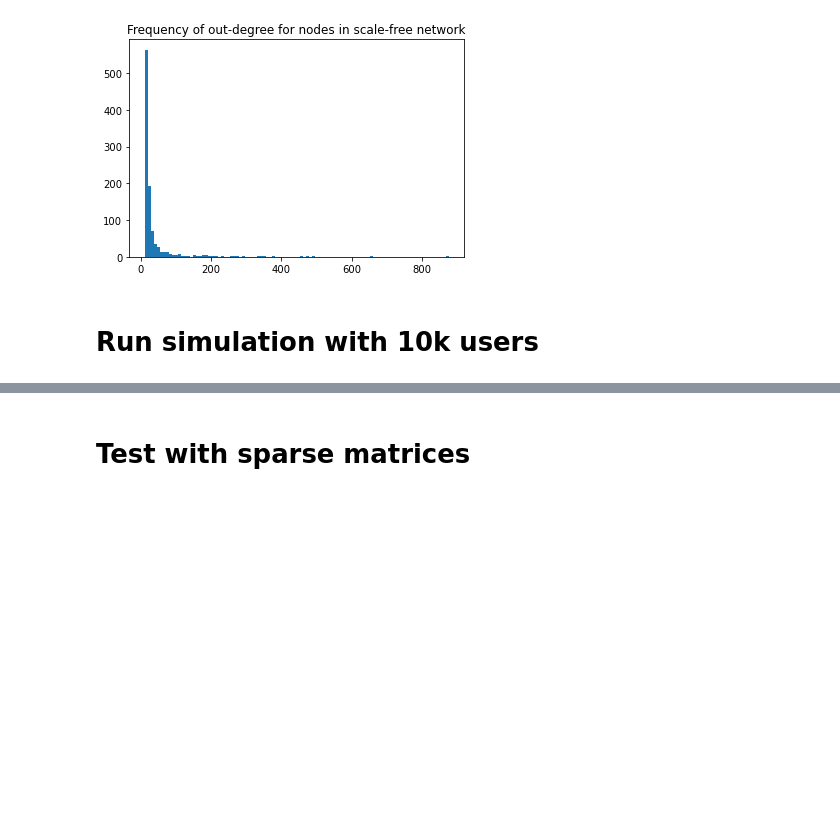
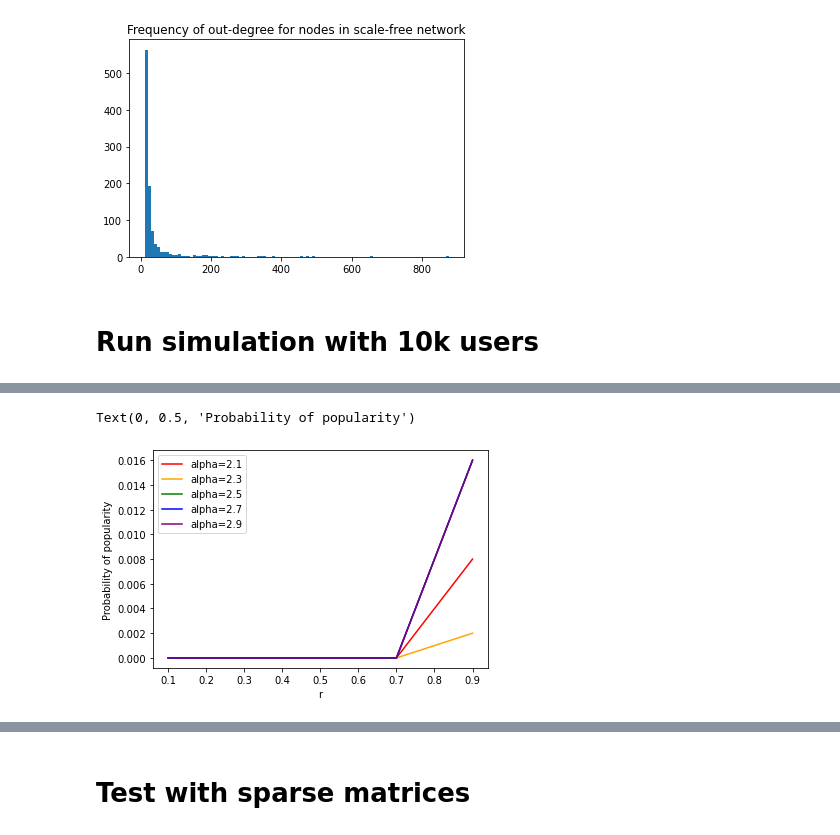
Before and after one commit to sunnymatt/t-recs-experiments, a Jupyter notebook: structural_virality/structural_virality.ipynb, the cells around one changed output, grey strips where cells are left out. Saved outputs shown, nothing was run; the diff lists cells and outputs as text; code cells hidden in the pictures; blank space fills up the shorter version.

Commit message:
Add results using new directed graphs

```diff
--- a/structural_virality/structural_virality.ipynb
+++ b/structural_virality/structural_virality.ipynb
@@ -66,8 +66,8 @@ def graph_popularity(sizes):
     plt.xlabel("Size")
     plt.ylabel("Frequency")
 
-def prob_large_cascade(sizes):
-    large_cascades = np.where(sizes > 100)[0]
+def prob_large_cascade(sizes, pop_threshold=100):
+    large_cascades = np.where(sizes > pop_threshold)[0]
     return len(large_cascades) / len(sizes)
 
 def mean_virality(viralitys):
@@ -90,7 +90,7 @@ def size_virality_corr(sizes, viralitys):
 # %%
 # test bass model
 num_users = 10000
-trials_per_setting = 50
+trials_per_setting = 500
 
 # varying alpha and R
 alphas = [2.1, 2.3, 2.5, 2.7, 2.9]
@@ -137,5 +151,5 @@ NameError: name 'setup_experiment' is not defined
 # %%
 # save results
-f = open("10k_bass_results.pkl", "wb")
+f = open("10k_bass_results_500trials.pkl", "wb")
 pkl.dump(results, f, -1)
 f.close()
@@ -145,12 +162,14 @@ colors=['red', 'orange', 'green', 'blue', 'purple']
 # %%
 popularity_chance = {} # map from alpha to list, where each element corresponds to one R value
 for i, alpha in enumerate(alphas):
     popularity_chance[alpha] = [prob_large_cascade(results[(alpha, r)]["size"]) for r in rs]
     plt.plot(rs, popularity_chance[alpha], label=f"alpha={alpha}", color=colors[i])
 leg = plt.legend()
-rainbow_legend(leg)
 plt.xlabel("r")
 plt.ylabel("Probability of popularity")
+# %% [output]
+Text(0, 0.5, 'Probability of popularity')
+[figure, added]
 # %%
 avg_virality = {} # map from alpha to list, where each element corresponds to one R value
 for i, alpha in enumerate(alphas):
```
Also changed, not shown: parts of 4 cells of this notebook, 2 other files.
